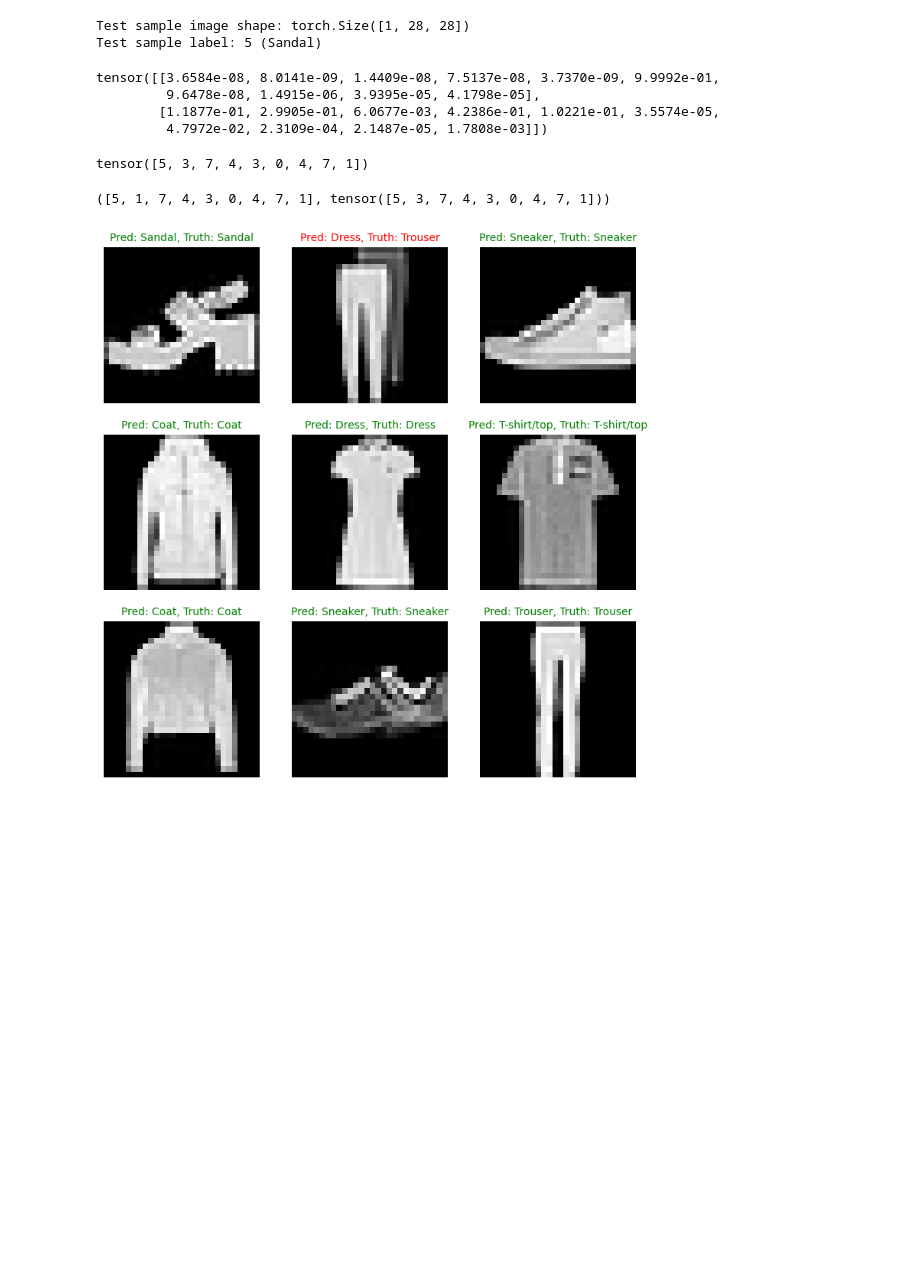
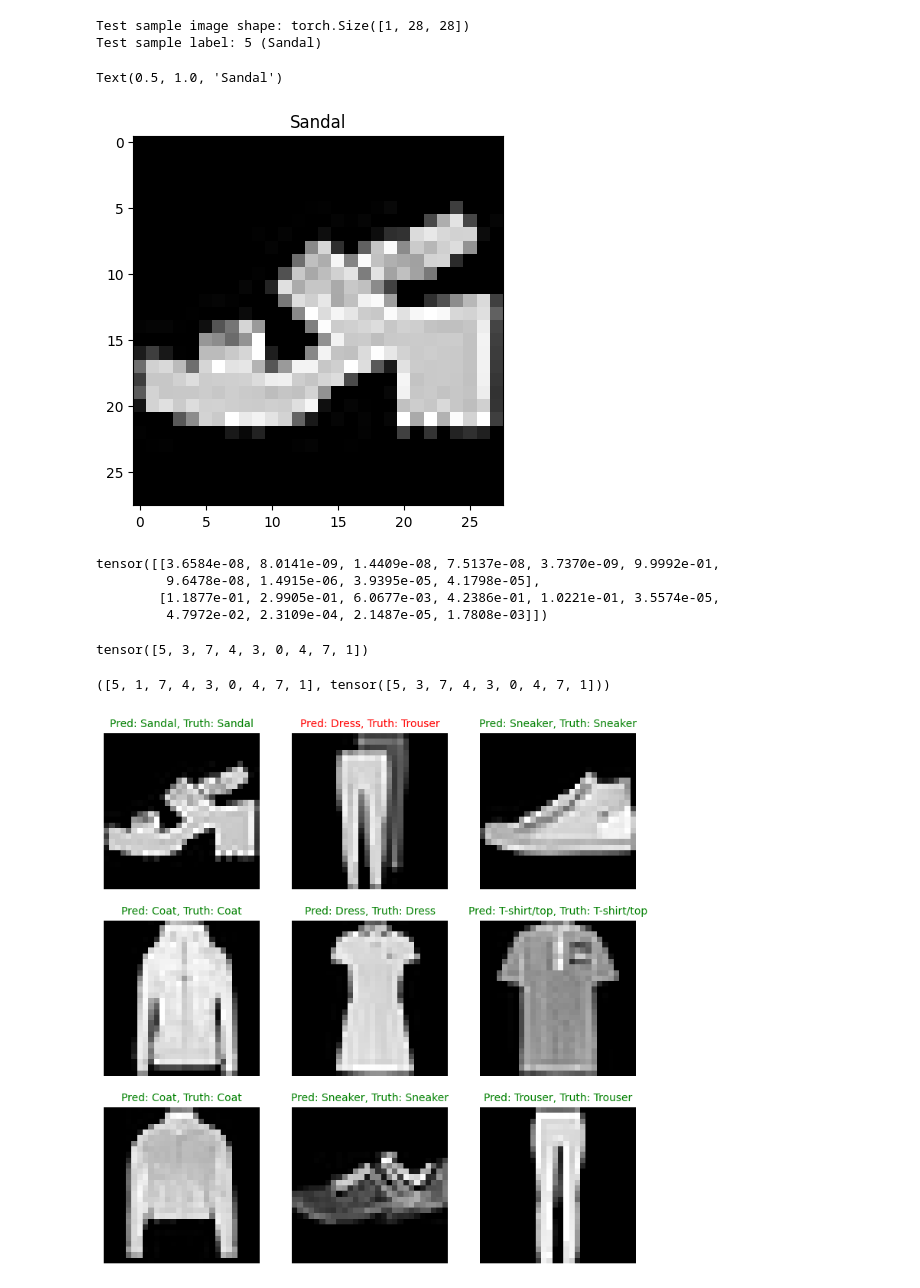
Before and after one commit to EthanGaoZhiyuan/PytorchTraining, a Jupyter notebook: 03_pytorch_computer_vision.ipynb, the cells around one changed output. Saved outputs shown, nothing was run; the diff lists cells and outputs as text; code cells hidden in the pictures; blank space fills up the shorter version.

```diff
--- a/03_pytorch_computer_vision.ipynb
+++ b/03_pytorch_computer_vision.ipynb
@@ -104,22 +198,25 @@ for i in range(1, rows * cols + 1):
 # %%
 from torch.utils.data import DataLoader
 
+# Setup the batch size hyperparameter
 BATCH_SIZE = 32
 
-train_data_loader = DataLoader(train_data, batch_size=BATCH_SIZE, shuffle=True)
+# Turn datasets into iterables (batches)
+train_dataloader = DataLoader(train_data, batch_size=BATCH_SIZE, shuffle=True)
 
-test_data_loader = DataLoader(test_data, batch_size=BATCH_SIZE, shuffle=False)
+test_dataloader = DataLoader(test_data, batch_size=BATCH_SIZE, shuffle=False)
 
-print(f"Dataloaders: {train_data_loader, test_data_loader}")
-print(f"Length of train dataloader: {len(train_data_loader)} batches of {BATCH_SIZE}")
-print(f"Length of test dataloader: {len(test_data_loader)} batches of {BATCH_SIZE}")
+# Let's check out what we've created
+print(f"Dataloaders: {train_dataloader, test_dataloader}")
+print(f"Length of train dataloader: {len(train_dataloader)} batches of {BATCH_SIZE}")
+print(f"Length of test dataloader: {len(test_dataloader)} batches of {BATCH_SIZE}")
 # %% [output]
 Dataloaders: (<torch.utils.data.dataloader.DataLoader object at 0x...>, <torch.utils.data.dataloader.DataLoader object at 0x...>)
 Length of train dataloader: 1875 batches of 32
 Length of test dataloader: 313 batches of 32
 # %%
 # Check out what's inside the training dataloader
-train_features_batch, train_labels_batch = next(iter(train_data_loader))
+train_features_batch, train_labels_batch = next(iter(train_dataloader))
 train_features_batch.shape, train_labels_batch.shape
 # %% [output]
 (torch.Size([32, 1, 28, 28]), torch.Size([32]))
@@ -822,6 +1014,12 @@ print(f"Test sample image shape: {test_samples[0].shape}\nTest sample label: {te
 # %% [output]
 Test sample image shape: torch.Size([1, 28, 28])
 Test sample label: 5 (Sandal)
+# %%
+plt.imshow(test_samples[0].squeeze(), cmap="gray")
+plt.title(class_names[test_labels[0]])
+# %% [output]
+Text(0.5, 1.0, 'Sandal')
+[figure, added]
 # %%
 # Make predictions on test samples with model 2
 pred_probs = make_predictions(model=model_2, data=test_samples)
```
Also changed, not shown: parts of 93 cells of this notebook, 1 other file.
